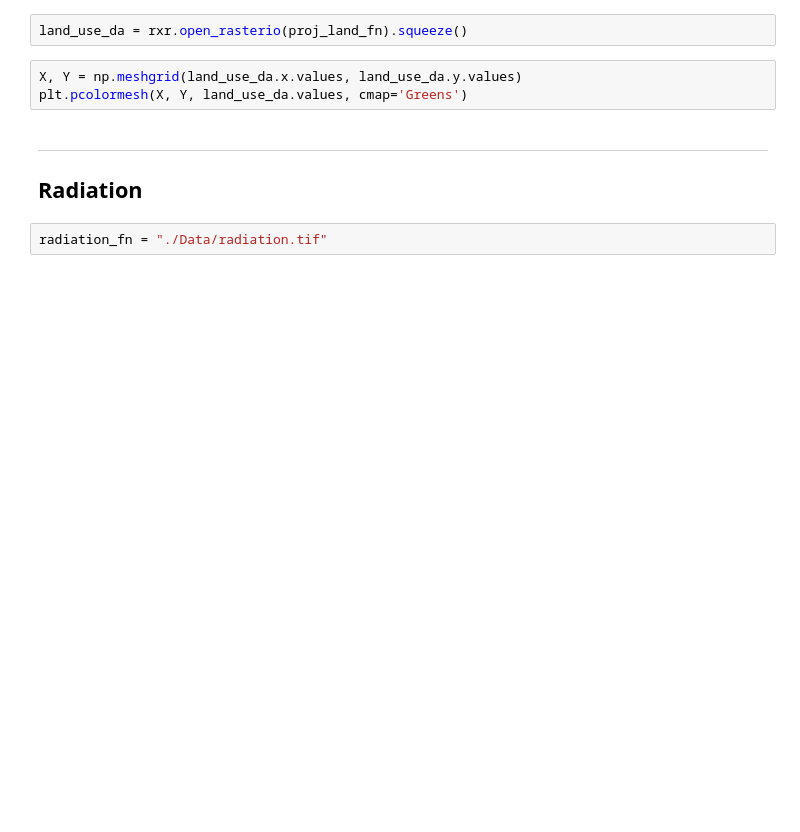
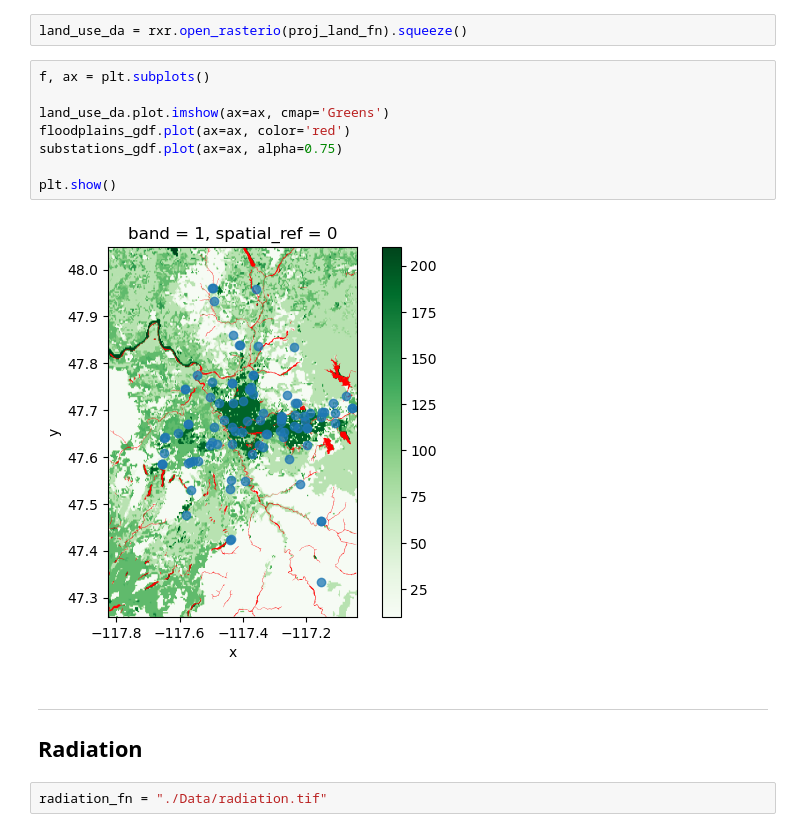
Before and after one commit to UW-GDA/Solar-Energy-Feasibility, a Jupyter notebook: Land_Use_au.ipynb, the cells around one changed output. Saved outputs shown, nothing was run; the diff lists cells and outputs as text; blank space fills up the shorter version.

```diff
--- a/Land_Use_au.ipynb
+++ b/Land_Use_au.ipynb
@@ -181,8 +187,15 @@ proj_land_fn = os.path.splitext(land_use_fn)[0]+'_utm_gdalwarp.tif'
 # %%
 land_use_da = rxr.open_rasterio(proj_land_fn).squeeze()
 # %%
-X, Y = np.meshgrid(land_use_da.x.values, land_use_da.y.values)
-plt.pcolormesh(X, Y, land_use_da.values, cmap='Greens')
+f, ax = plt.subplots()
+
+land_use_da.plot.imshow(ax=ax, cmap='Greens')
+floodplains_gdf.plot(ax=ax, color='red')
+substations_gdf.plot(ax=ax, alpha=0.75)
+
+plt.show()
+# %% [output]
+[figure, added]
 # %% [markdown]
 ---
 ## Radiation
```
Also changed, not shown: parts of 14 cells of this notebook, 2 other files.
